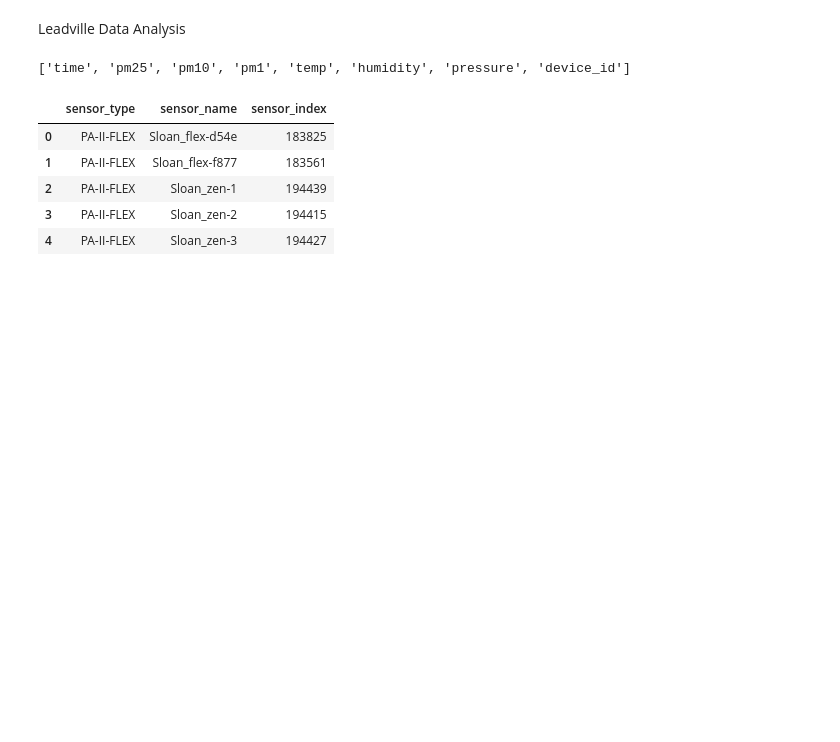
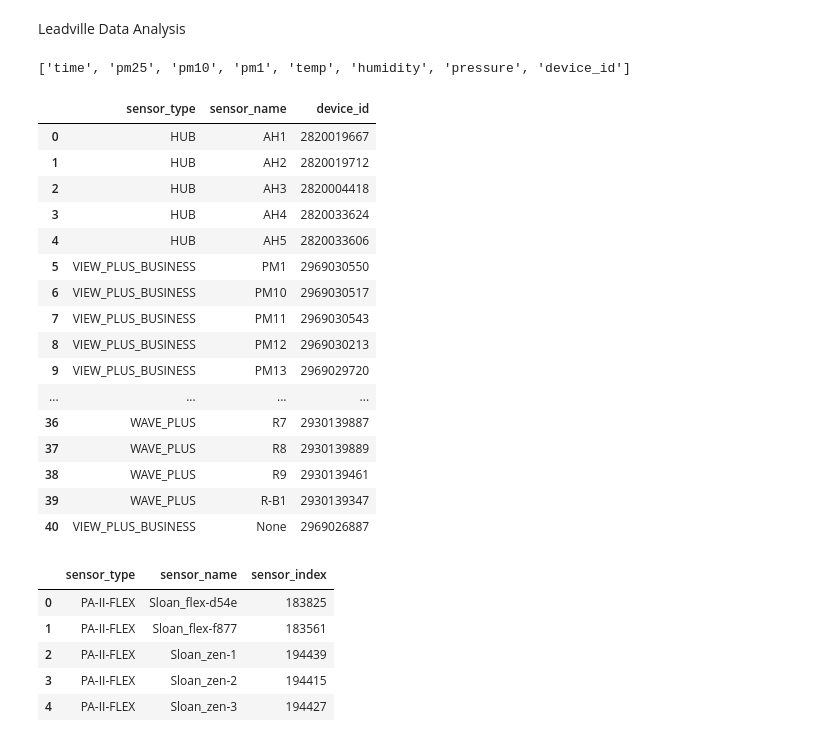
Before and after one commit to PIC-Lab/community_energy_control, a Jupyter notebook: thermal_rc_model/analysis.ipynb, the cells around one changed output. Saved outputs shown, nothing was run; the diff lists cells and outputs as text; code cells hidden in the pictures; blank space fills up the shorter version.

```diff
--- a/thermal_rc_model/analysis.ipynb
+++ b/thermal_rc_model/analysis.ipynb
@@ -212,6 +212,26 @@ with psycopg2.connect(dbname=db, user=user, password=password, host=host, port=p
         cursor.execute(device_names_query)
         devices = cursor.fetchall()
     purpleDevices_df = pd.DataFrame(devices, columns=['sensor_type', 'sensor_name', 'sensor_index'])
+# %%
+airDevices_df
+# %% [output]
+|  | sensor_type | sensor_name | device_id |
+| 0 | HUB | AH1 | 2820019667 |
+| 1 | HUB | AH2 | 2820019712 |
+| 2 | HUB | AH3 | 2820004418 |
+| 3 | HUB | AH4 | 2820033624 |
+| 4 | HUB | AH5 | 2820033606 |
+| 5 | VIEW_PLUS_BUSINESS | PM1 | 2969030550 |
+| 6 | VIEW_PLUS_BUSINESS | PM10 | 2969030517 |
+| 7 | VIEW_PLUS_BUSINESS | PM11 | 2969030543 |
+| 8 | VIEW_PLUS_BUSINESS | PM12 | 2969030213 |
+| 9 | VIEW_PLUS_BUSINESS | PM13 | 2969029720 |
+| ... | ... | ... | ... |
+| 36 | WAVE_PLUS | R7 | 2930139887 |
+| 37 | WAVE_PLUS | R8 | 2930139889 |
+| 38 | WAVE_PLUS | R9 | 2930139461 |
+| 39 | WAVE_PLUS | R-B1 | 2930139347 |
+| 40 | VIEW_PLUS_BUSINESS | None | 2969026887 |
 # %%
 purpleDevices_df
 # %% [output]
```
Also changed, not shown: 22 other files.
